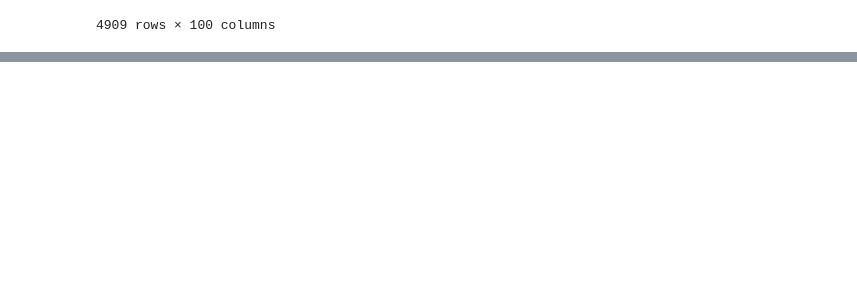
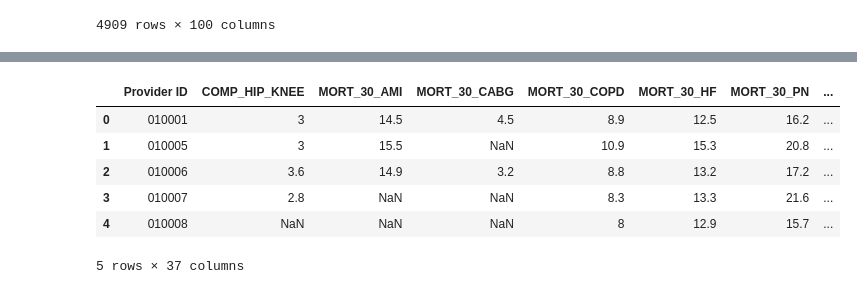
Before and after one commit to maringow/DataMiningGroupProject, a Jupyter notebook: data_prep_Venku.ipynb, the cells around one changed output, grey strips where cells are left out. Cells and saved outputs as stored; diff of their text form; code cells hidden in the pictures; blank space fills up the shorter version.

```diff
--- a/data_prep_Venku.ipynb
+++ b/data_prep_Venku.ipynb
@@ -297,0 +421,23 @@ survey.iloc[:,[1,4,]]
+# %%
+# add back hospital metadata columns - location fields, number of survey responses
+metadata = survey[['Provider ID', 'Hospital Name', 'Address', 'City', 'State', 'ZIP Code',
+                   'Number of Completed Surveys', 'Survey Response Rate Percent']].drop_duplicates()
+# metadata.to_csv(path_or_buf='C:/Users/mgow/Documents/UChicago/Courses/Data Mining/Group Project/metadata2.csv')
+
+df_full = df.merge(metadata, how='left', on='Provider ID')
+# df_full.to_csv(path_or_buf='C:/Users/mgow/Documents/UChicago/Courses/Data Mining/Group Project/fullData.csv')
+
+# replace 'Not Available' values with blanks
+df_full.replace(to_replace=['Not Available', 'Not Applicable'], value=[np.nan, np.nan], inplace=True)
+# df_full.to_csv(path_or_buf='C:/Users/mgow/Documents/UChicago/Courses/Data Mining/Group Project/fullDataReplaced.csv')
+# %%
+#AbCdEfGhIjKlMnOpQrStUvWxYz
+df_full.head()
+# %% [output]
+|  | Provider ID | COMP_HIP_KNEE | MORT_30_AMI | MORT_30_CABG | MORT_30_COPD | MORT_30_HF | MORT_30_PN | ... |
+| 0 | 010001 | 3 | 14.5 | 4.5 | 8.9 | 12.5 | 16.2 | ... |
+| 1 | 010005 | 3 | 15.5 | NaN | 10.9 | 15.3 | 20.8 | ... |
+| 2 | 010006 | 3.6 | 14.9 | 3.2 | 8.8 | 13.2 | 17.2 | ... |
+| 3 | 010007 | 2.8 | NaN | NaN | 8.3 | 13.3 | 21.6 | ... |
+| 4 | 010008 | NaN | NaN | NaN | 8 | 12.9 | 15.7 | ... |
+5 rows × 37 columns
```
Also changed, not shown: parts of 37 cells of this notebook.
